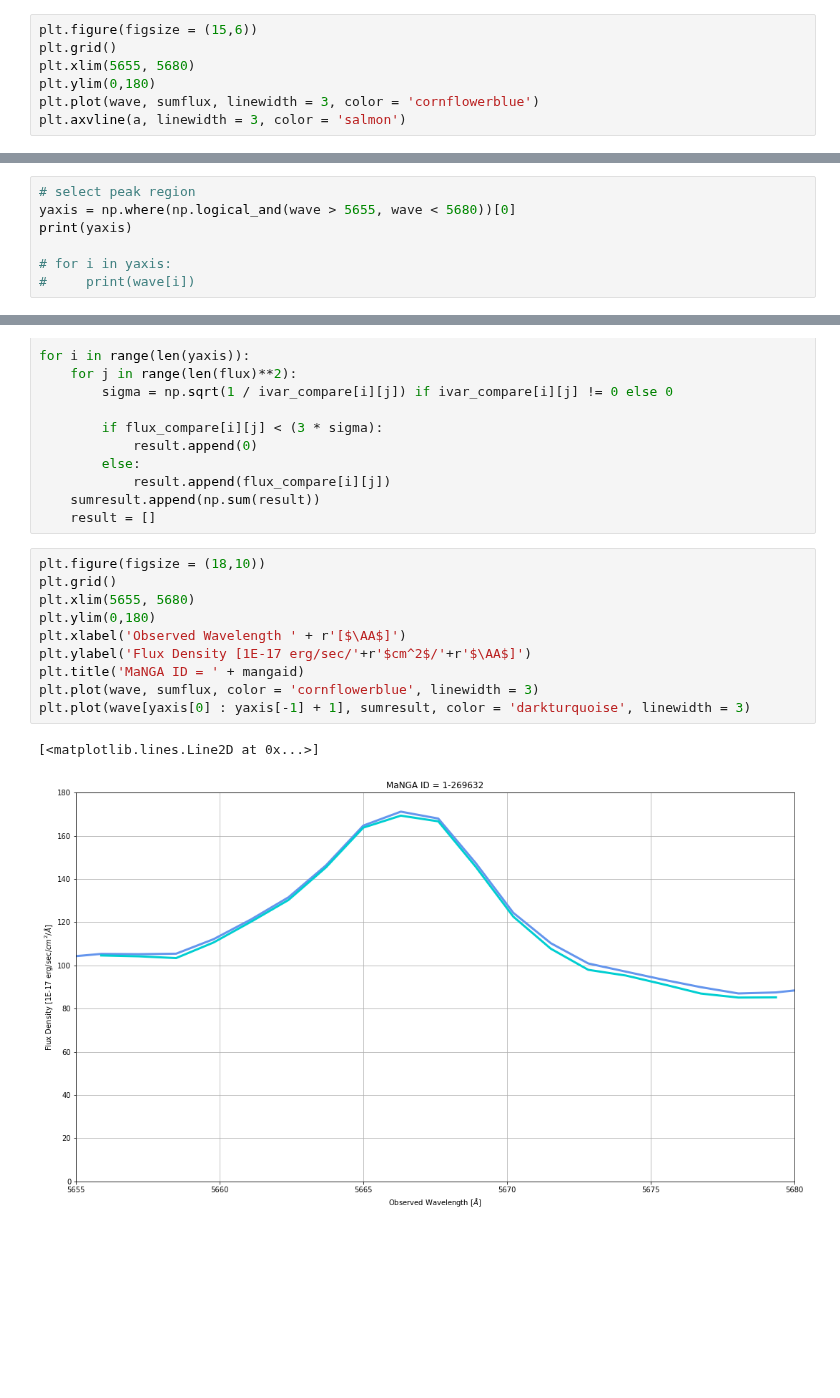
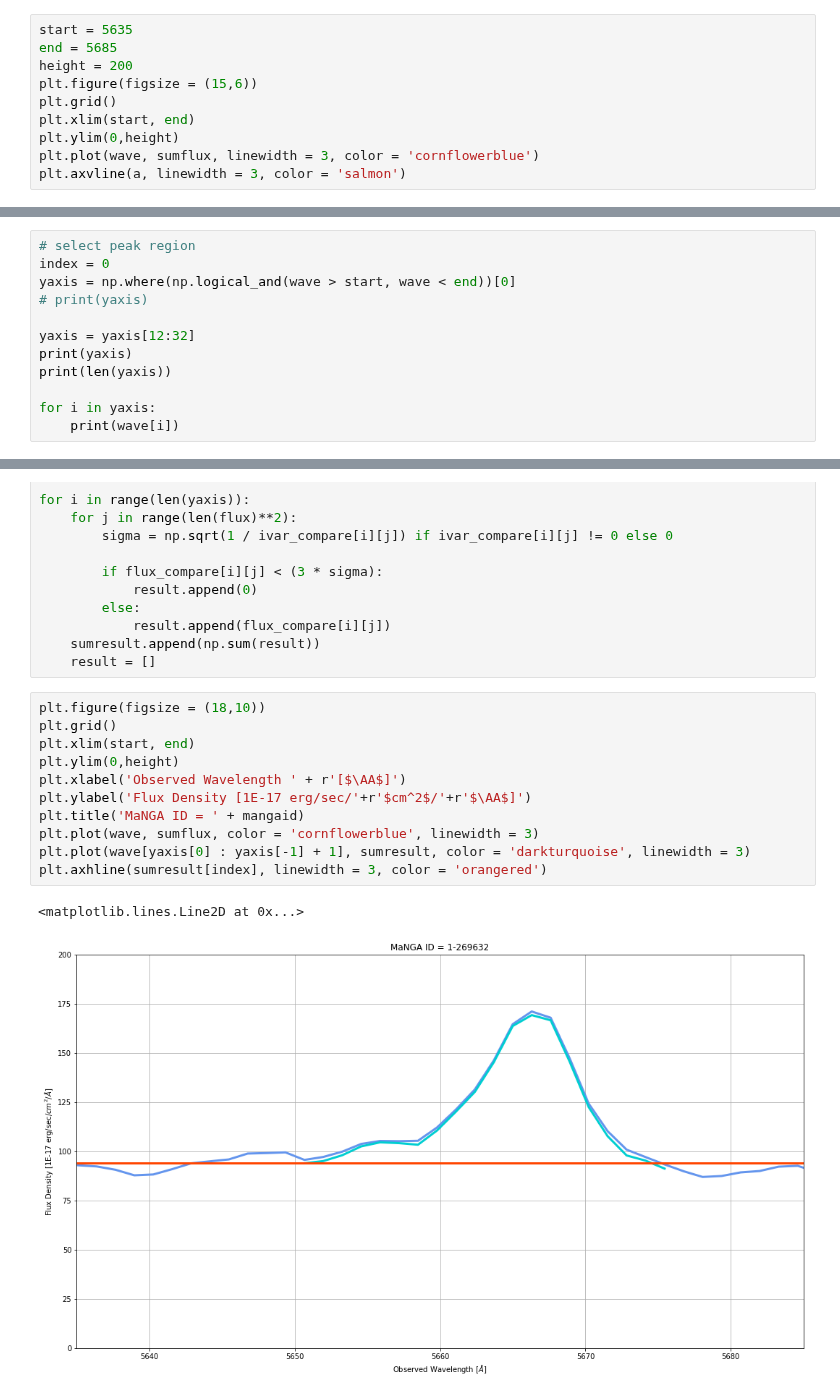
Before and after one commit to Natacha-U/Snr-Prj, a Jupyter notebook: 1-269632.ipynb, the cells around one changed output, grey strips where cells are left out. Cells and saved outputs as stored; diff of their text form; blank space fills up the shorter version.

```diff
--- a/1-269632.ipynb
+++ b/1-269632.ipynb
@@ -37,10 +37,13 @@ for i in range(n):
 # check the redhsift
 a = 5007 * (1 + nsa_z)
 # %%
+start = 5635
+end = 5685
+height = 200
 plt.figure(figsize = (15,6))
 plt.grid()
-plt.xlim(5655, 5680)
-plt.ylim(0,180)
+plt.xlim(start, end)
+plt.ylim(0,height)
 plt.plot(wave, sumflux, linewidth = 3, color = 'cornflowerblue')
 plt.axvline(a, linewidth = 3, color = 'salmon')
 # %% [output]
@@ -49,8 +52,13 @@ plt.axvline(a, linewidth = 3, color = 'salmon')
 # %%
 # select peak region
-yaxis = np.where(np.logical_and(wave > 5655, wave < 5680))[0]
+index = 0
+yaxis = np.where(np.logical_and(wave > start, wave < end))[0]
+# print(yaxis)
+
+yaxis = yaxis[12:32]
 print(yaxis)
+print(len(yaxis))
 
-# for i in yaxis:
-#     print(wave[i])
+for i in yaxis:
+    print(wave[i])
 # %% [output]
@@ -87,13 +110,14 @@ for i in range(len(yaxis)):
 # %%
 plt.figure(figsize = (18,10))
 plt.grid()
-plt.xlim(5655, 5680)
-plt.ylim(0,180)
+plt.xlim(start, end)
+plt.ylim(0,height)
 plt.xlabel('Observed Wavelength ' + r'[$\AA$]')
 plt.ylabel('Flux Density [1E-17 erg/sec/'+r'$cm^2$/'+r'$\AA$]')
 plt.title('MaNGA ID = ' + mangaid)
 plt.plot(wave, sumflux, color = 'cornflowerblue', linewidth = 3)
 plt.plot(wave[yaxis[0] : yaxis[-1] + 1], sumresult, color = 'darkturquoise', linewidth = 3)
+plt.axhline(sumresult[index], linewidth = 3, color = 'orangered')
 # %% [output]
-[<matplotlib.lines.Line2D at 0x...>]
+<matplotlib.lines.Line2D at 0x...>
-[figure, old version]
+[figure, new version]
```
Also changed, not shown: parts of 23 cells of this notebook.
